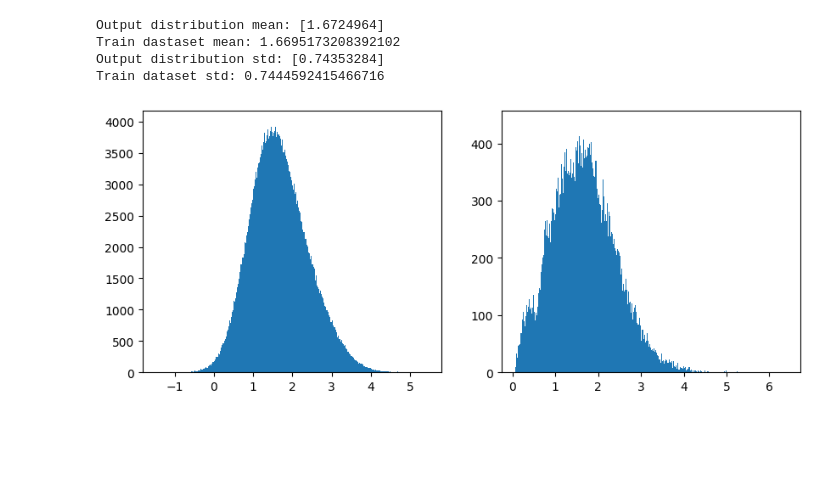
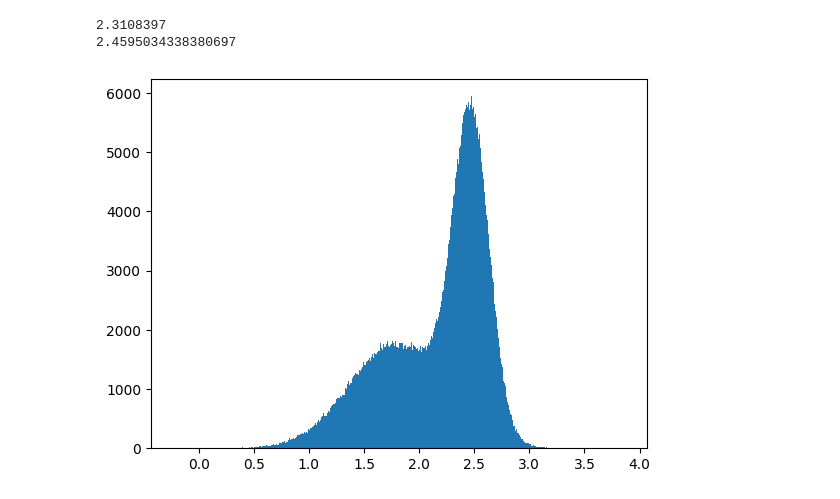
Before and after one commit to kacper-drabicki/redshift, a Jupyter notebook: notebooks/double_gauss_test.ipynb, the cells around one changed output. Cells and saved outputs as stored; diff of their text form; code cells hidden in the pictures; blank space fills up the shorter version.

```diff
--- a/notebooks/double_gauss_test.ipynb
+++ b/notebooks/double_gauss_test.ipynb
@@ -50,24 +34,18 @@ y_model = raw_model(X_test[x:x+1])
-# %%
-print("Output distribution mean:",y_model.mean().numpy())
-print("Train dastaset mean:",y_train.mean())
-print("Output distribution std:",y_model.stddev().numpy())
-print("Train dataset std:",y_train.std())
-# %% [output]
-Output distribution mean: [1.6724964]
-Train dastaset mean: 1.6695173208392102
-Output distribution std: [0.74353284]
-Train dataset std: 0.7444592415466716
-# %%
-samples = y_model.sample(1000000).numpy()
-
-fig, ax = plt.subplots(1,2, figsize=(10,4))
-
-# Predicted distribution
-ax[0].hist(samples, bins=1000)
-
-# Distribution of entire train dataset
-ax[1].hist(y_train, bins=1000)
-
-plt.show()
-# %% [output]
-[figure, removed]
+# %%
+X_test = model.strategy.X_test
+y_test = model.strategy.y_test
+raw_model = model.strategy.network
+
+# x=7357 Large redshift
+x = 3
+y_model = raw_model(X_test[x:x+1])
+y_sample = y_model.sample(1000000).numpy().reshape(-1)
+print(np.median(y_sample))
+print(y_test.values[x])
+plt.hist(y_sample, bins=1000)
+# plt.xlim(1.2,1.8)
+plt.show()
+# %% [output]
+2.3108397
+2.4595034338380697
+[figure, added]
```
Also changed, not shown: parts of 7 cells of this notebook, 2 other files.
